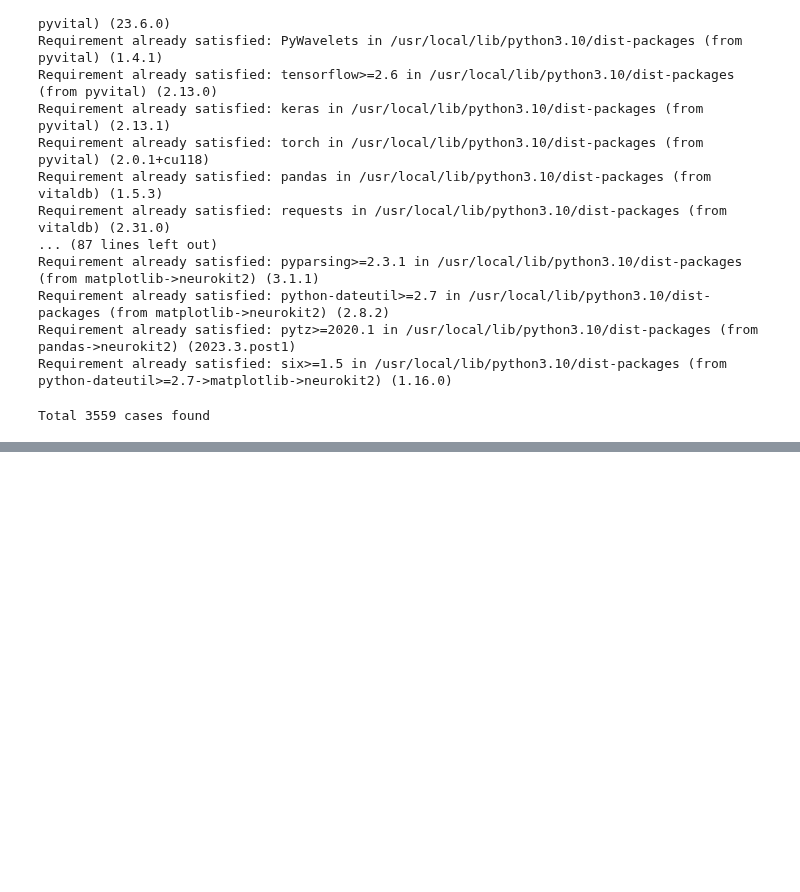
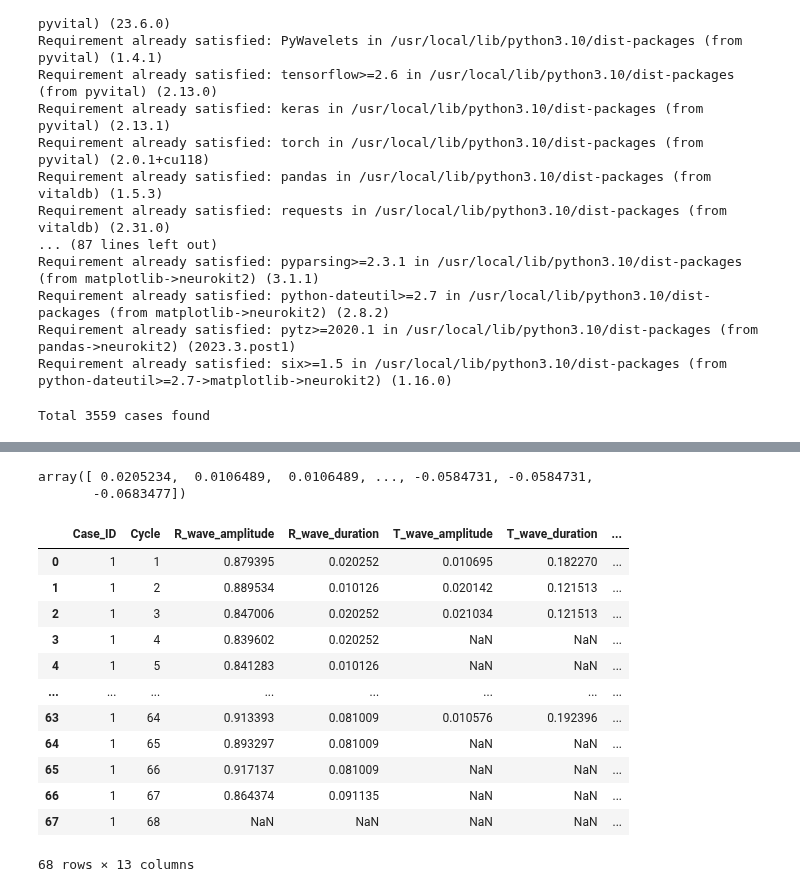
Before and after one commit to RafsanJany-44/ARC, a Jupyter notebook: Untitled153.ipynb, the cells around one changed output, grey strips where cells are left out. Cells and saved outputs as stored; diff of their text form; code cells hidden in the pictures; blank space fills up the shorter version.

```diff
--- a/Untitled153.ipynb
+++ b/Untitled153.ipynb
@@ -327,0 +359,2 @@ df
+# %%
+initial_signal = temp_arr[:,2]
@@ -327,0 +363,27 @@ df
+# %%
+initial_signal[(initial_signal>= -.25) & (initial_signal<=.25)]
+# %% [output]
+array([ 0.0205234,  0.0106489,  0.0106489, ..., -0.0584731, -0.0584731,
+       -0.0683477])
+# %%
+signal_clean = nk.ecg_clean(initial_signal, sampling_rate=100)
+# %%
+features, _ = nk.ecg_process(signal_clean, sampling_rate=100)
+# %%
+beats = nk.ecg_segment(signal_clean, sampling_rate=100)
+# %%
+extract_features(beats, features,caseid)
+# %% [output]
+|  | Case_ID | Cycle | R_wave_amplitude | R_wave_duration | T_wave_amplitude | T_wave_duration | ... |
+| 0 | 1 | 1 | 0.879395 | 0.020252 | 0.010695 | 0.182270 | ... |
+| 1 | 1 | 2 | 0.889534 | 0.010126 | 0.020142 | 0.121513 | ... |
+| 2 | 1 | 3 | 0.847006 | 0.020252 | 0.021034 | 0.121513 | ... |
+| 3 | 1 | 4 | 0.839602 | 0.020252 | NaN | NaN | ... |
+| 4 | 1 | 5 | 0.841283 | 0.010126 | NaN | NaN | ... |
+| ... | ... | ... | ... | ... | ... | ... | ... |
+| 63 | 1 | 64 | 0.913393 | 0.081009 | 0.010576 | 0.192396 | ... |
+| 64 | 1 | 65 | 0.893297 | 0.081009 | NaN | NaN | ... |
+| 65 | 1 | 66 | 0.917137 | 0.081009 | NaN | NaN | ... |
+| 66 | 1 | 67 | 0.864374 | 0.091135 | NaN | NaN | ... |
+| 67 | 1 | 68 | NaN | NaN | NaN | NaN | ... |
+68 rows × 13 columns
```
Also changed, not shown: parts of 5 cells of this notebook.
